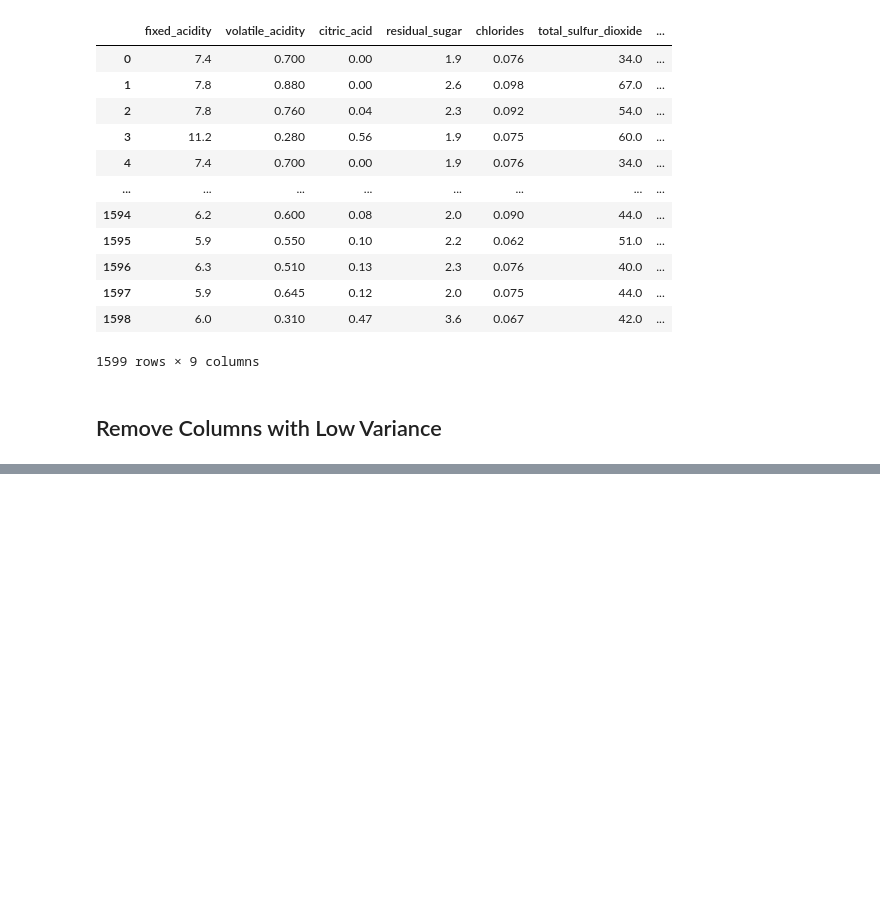
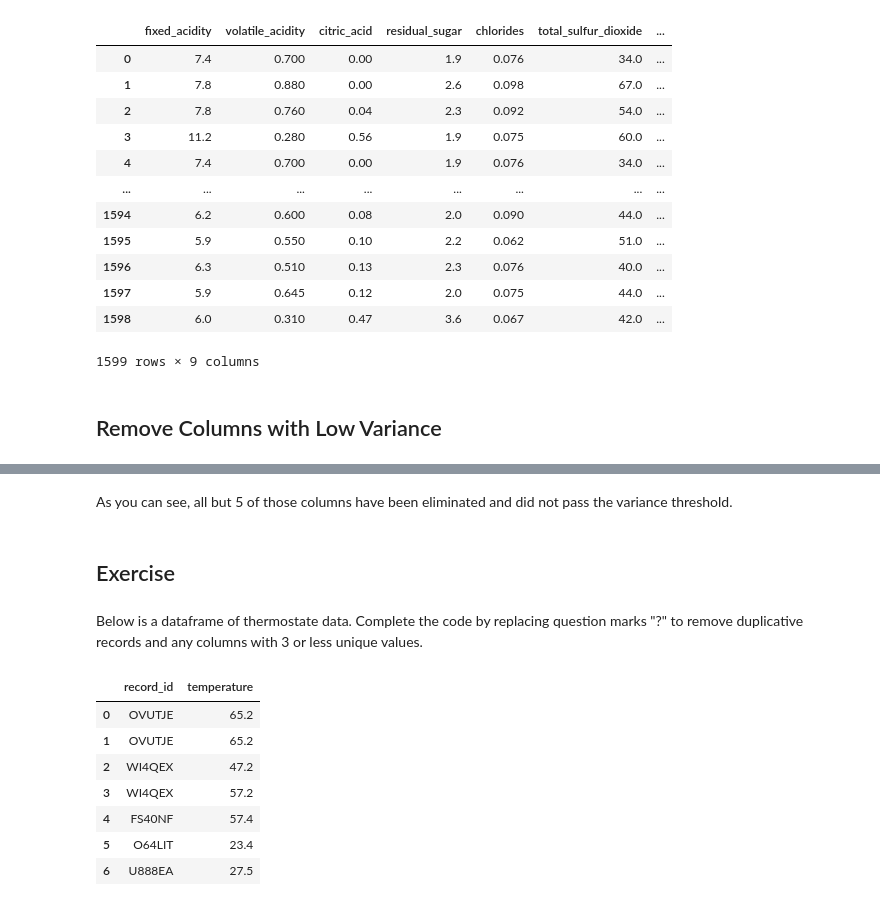
Before and after one commit to thomasnield/anaconda_data_cleaning_pandas, a Jupyter notebook: 4_removing_sparse_missing_data.ipynb, the cells around one changed output, grey strips where cells are left out. Saved outputs shown, nothing was run; the diff lists cells and outputs as text; code cells hidden in the pictures; blank space fills up the shorter version.

```diff
--- a/4_removing_sparse_missing_data.ipynb
+++ b/4_removing_sparse_missing_data.ipynb
@@ -263,0 +322,40 @@ The lower the variance, the less unique values we can expect. There is a helpful
+# %% [markdown]
+As you can see, all but 5 of those columns have been eliminated and did not pass the variance threshold.
+# %% [markdown]
+## Exercise
+# %% [markdown]
+Below is a dataframe of thermostate data. Complete the code by replacing question marks "?" to remove duplicative records and any columns with 3 or less unique values.
+# %%
+import pandas as pd
+
+df = pd.DataFrame({
+    "record_id" : ['OVUTJE','OVUTJE','WI4QEX','WI4QEX','FS40NF','O64LIT','U888EA'],
+    "temperature" : [65.2, 65.2, 47.2, 57.2, 57.4, 23.4, 27.5],
+    "humidity" : [.8, .7, .7, .6, .7, .7, .8],
+    "stable" : [True, True, True, True, True, True, True]
+})
+
+# drop duplicates
+df.?
+
+# remove columns with 3 or less unique values
+delete_cols = []
+
+n_rows, n_cols = df.shape
+
+for i in range(n_cols):
+    unique_num = df.iloc[:, i].nunique()
+    if unique_num <= 3:
+        delete_cols.append(df.columns[i])
+
+df.?(delete_cols, axis=?, inplace=True)
+df
+# %% [output]
+|  | record_id | temperature |
+| 0 | OVUTJE | 65.2 |
+| 1 | OVUTJE | 65.2 |
+| 2 | WI4QEX | 47.2 |
+| 3 | WI4QEX | 57.2 |
+| 4 | FS40NF | 57.4 |
+| 5 | O64LIT | 23.4 |
+| 6 | U888EA | 27.5 |
```
Also changed, not shown: parts of 12 cells of this notebook.
